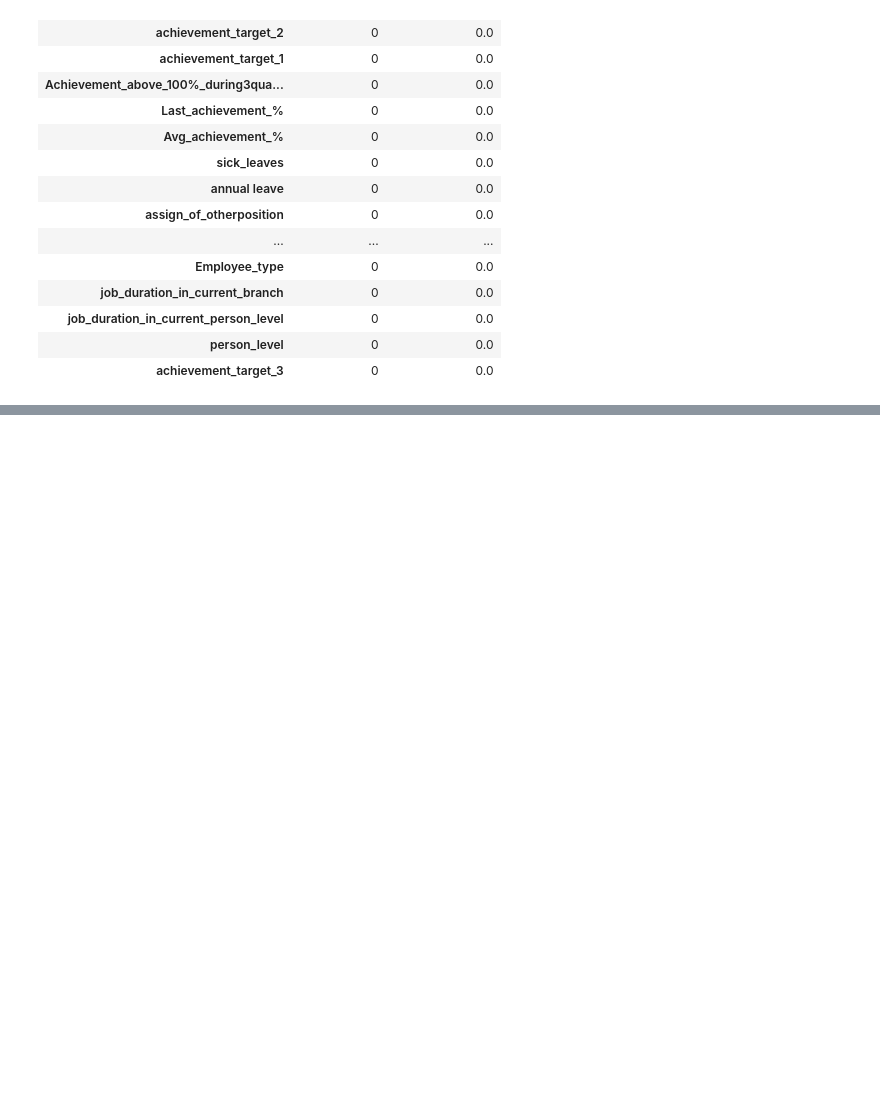
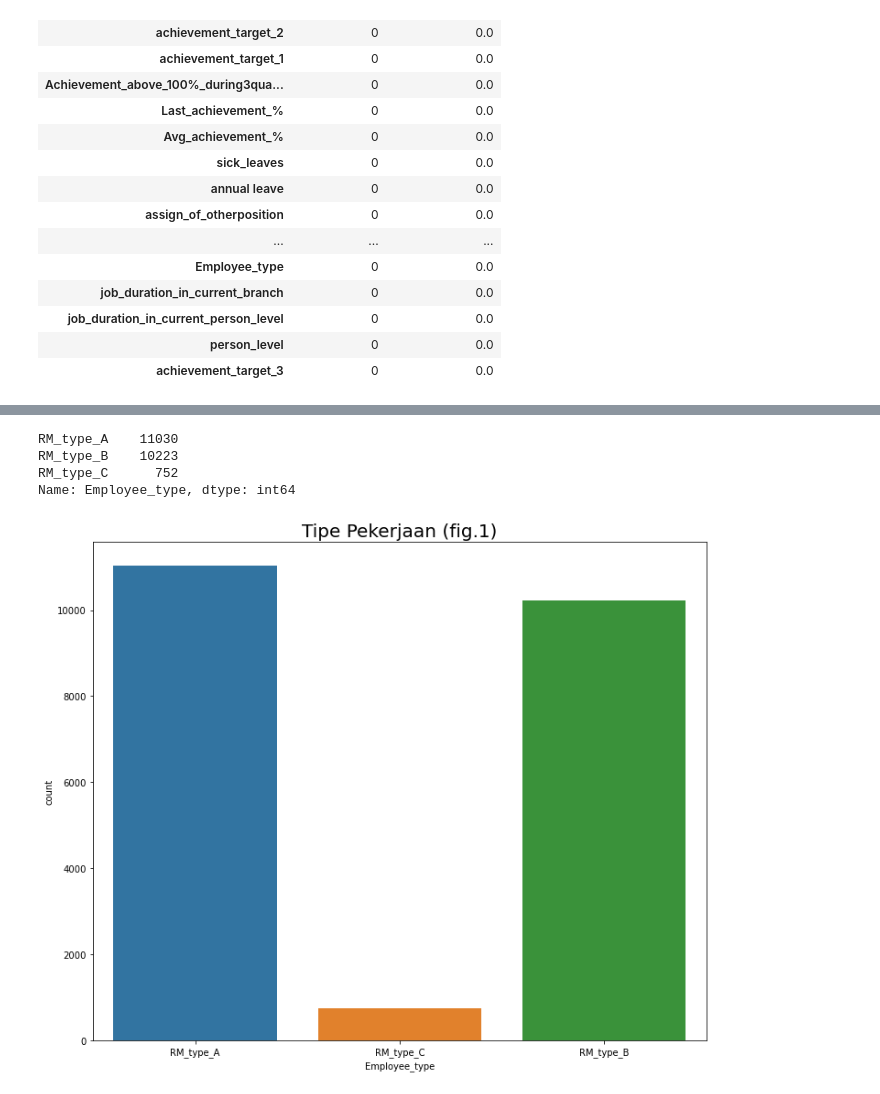
Before and after one commit to alimahatma/BRI-hackaton, a Jupyter notebook: brihack00.ipynb, the cells around one changed output, grey strips where cells are left out. Cells and saved outputs as stored; diff of their text form; code cells hidden in the pictures; blank space fills up the shorter version.

Commit message:
data X and Y bersih dari mising value
data X and Y bersih dari mising value dengan menggunakan pendekatan MEAN dan MODE

```diff
--- a/brihack00.ipynb
+++ b/brihack00.ipynb
@@ -239,0 +285,19 @@ Name: Employee_type, Length: 6000, dtype: object
+# %%
+data1a = data1.copy()
+data2a = data2.copy()
+# %%
+data1a["Employee_type"].fillna("RM_type_B", inplace=True)
+# %%
+data1a["Employee_type"].value_counts()
+# %% [output]
+RM_type_A    11030
+RM_type_B    10223
+RM_type_C      752
+Name: Employee_type, dtype: int64
+# %%
+label = ['RM_type_A','RM_type_B','RM_type_C']
+sns.countplot(x = "Employee_type", data = data1a)
+plt.title("Tipe Pekerjaan (fig.1)", fontsize=20)
+plt.show()
+# %% [output]
+[figure, added]
```
Also changed, not shown: parts of 42 cells of this notebook.
